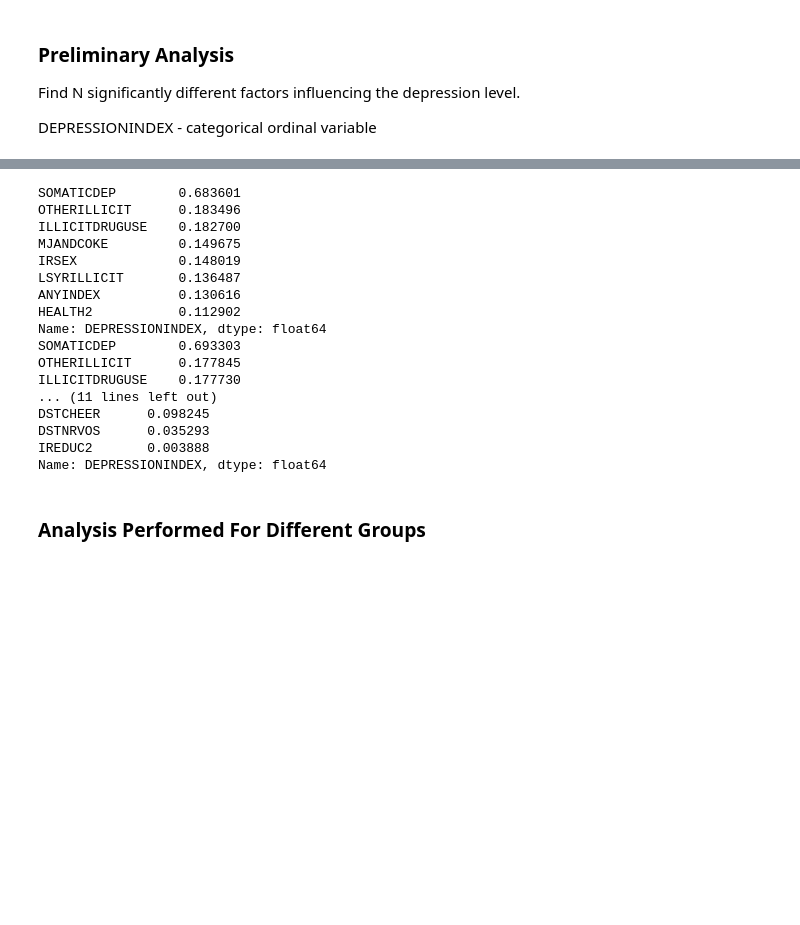
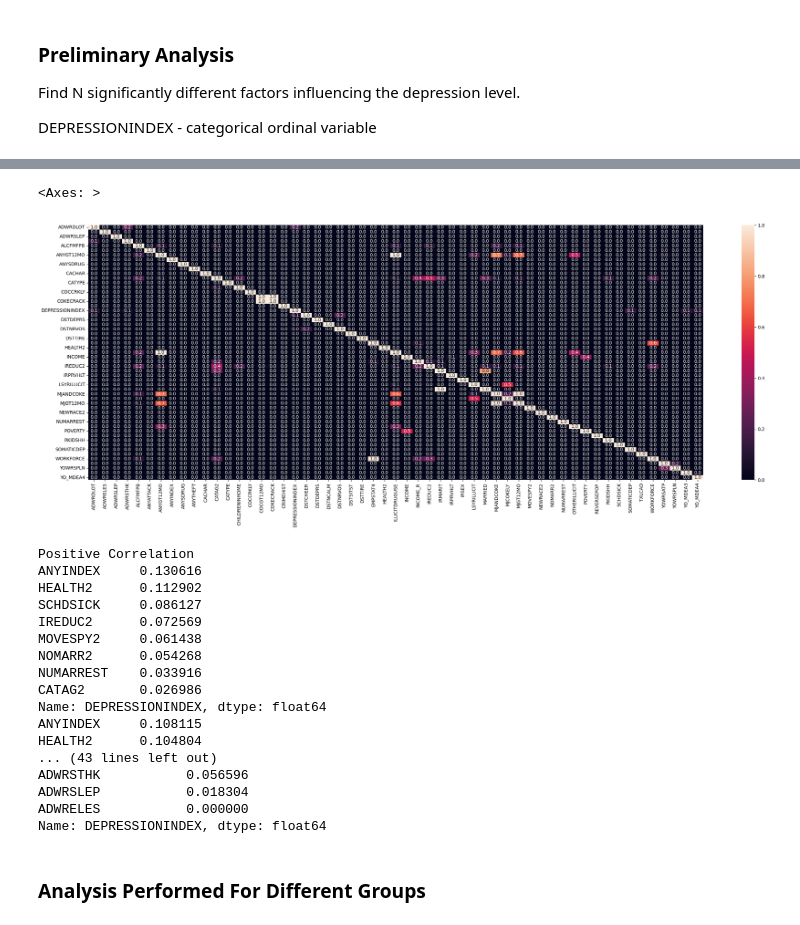
Before and after one commit to KozAAAAA/depression_analysis, a Jupyter notebook: analysis.ipynb, the cells around one changed output, grey strips where cells are left out. Saved outputs shown, nothing was run; the diff lists cells and outputs as text; code cells hidden in the pictures; blank space fills up the shorter version.

```diff
--- a/analysis.ipynb
+++ b/analysis.ipynb
@@ -108,26 +143,44 @@ PPS
+# %%
+plt.figure(figsize=(30, 10)) # TODO: PPScore seems to have problem with None/NaN values
+# probably interprets nans as seperate valuues and is unable to find correlation
+sns.heatmap(pps_df, annot=True, fmt=".1f")  # Not sure about ths one
+# %% [output]
+<Axes: >
+[figure, added]
 # %%
 N = 8
 COL = "DEPRESSIONINDEX"
+print("Positive Correlation")
 print(pearson_df[COL].drop(COL).nlargest(N))
 print(spearman_df[COL].drop(COL).nlargest(N))
+print()
+
+print("Negative Correlation")
+print(pearson_df[COL].drop(COL).nsmallest(N))
+print(spearman_df[COL].drop(COL).nsmallest(N))
+print()
+
+print("Predictive Power Score")
 print(pps_df[COL].drop(COL).nlargest(N))
+print(pps_df.loc[COL].nlargest(N))
+print()
 # %% [output]
-SOMATICDEP        0.683601
-OTHERILLICIT      0.183496
-ILLICITDRUGUSE    0.182700
-MJANDCOKE         0.149675
-IRSEX             0.148019
-LSYRILLICIT       0.136487
-ANYINDEX          0.130616
-HEALTH2           0.112902
+Positive Correlation
+ANYINDEX     0.130616
+HEALTH2      0.112902
+SCHDSICK     0.086127
+IREDUC2      0.072569
+MOVESPY2     0.061438
+NOMARR2      0.054268
+NUMARREST    0.033916
+CATAG2       0.026986
 Name: DEPRESSIONINDEX, dtype: float64
-SOMATICDEP        0.693303
-OTHERILLICIT      0.177845
-ILLICITDRUGUSE    0.177730
-... (11 lines left out)
-DSTCHEER      0.098245
-DSTNRVOS      0.035293
-IREDUC2       0.003888
+ANYINDEX     0.108115
+HEALTH2      0.104804
+... (43 lines left out)
+ADWRSTHK           0.056596
+ADWRSLEP           0.018304
+ADWRELES           0.000000
 Name: DEPRESSIONINDEX, dtype: float64
 # %% [markdown]
 ### Analysis Performed For Different Groups
```
Also changed, not shown: parts of 8 cells of this notebook.
